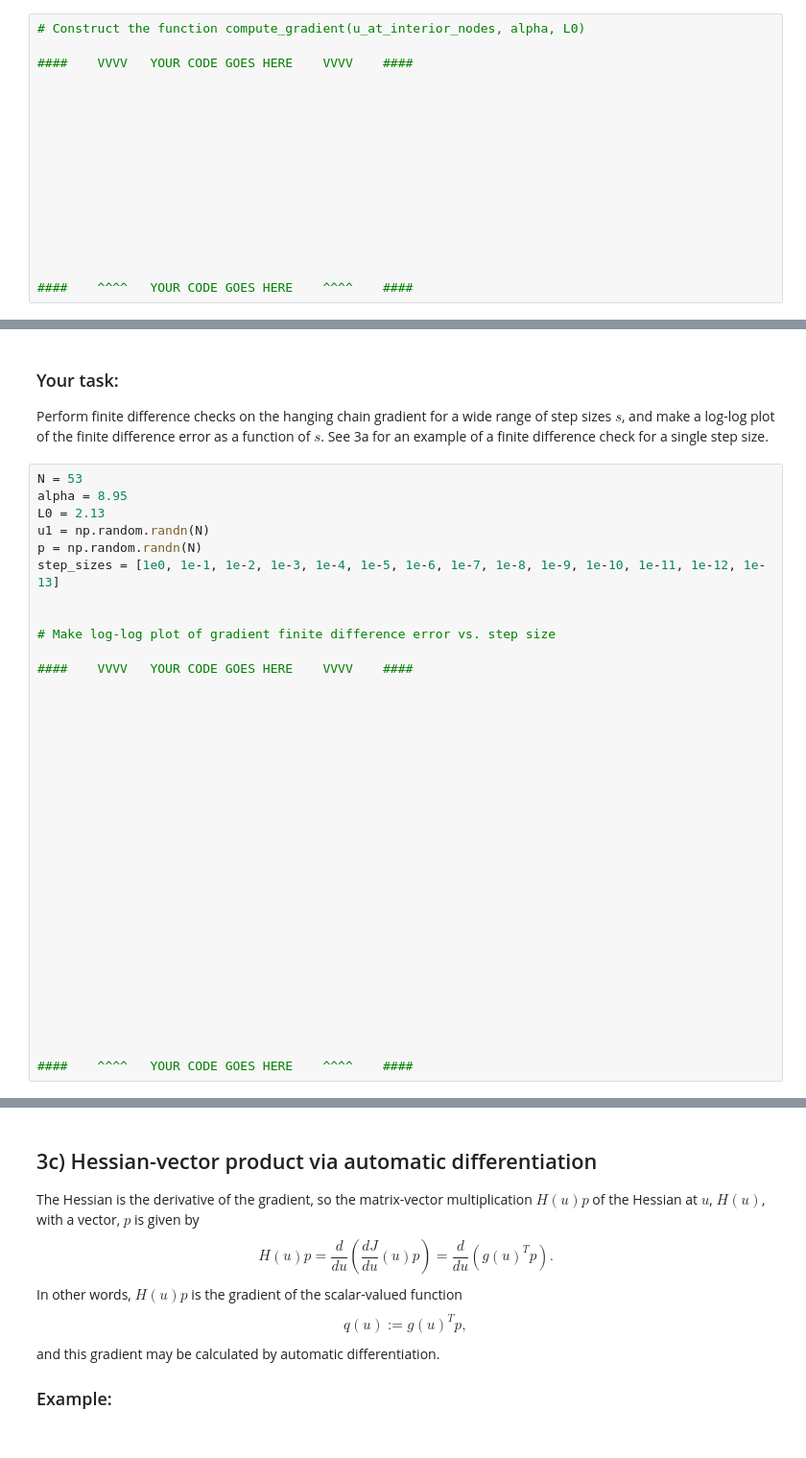
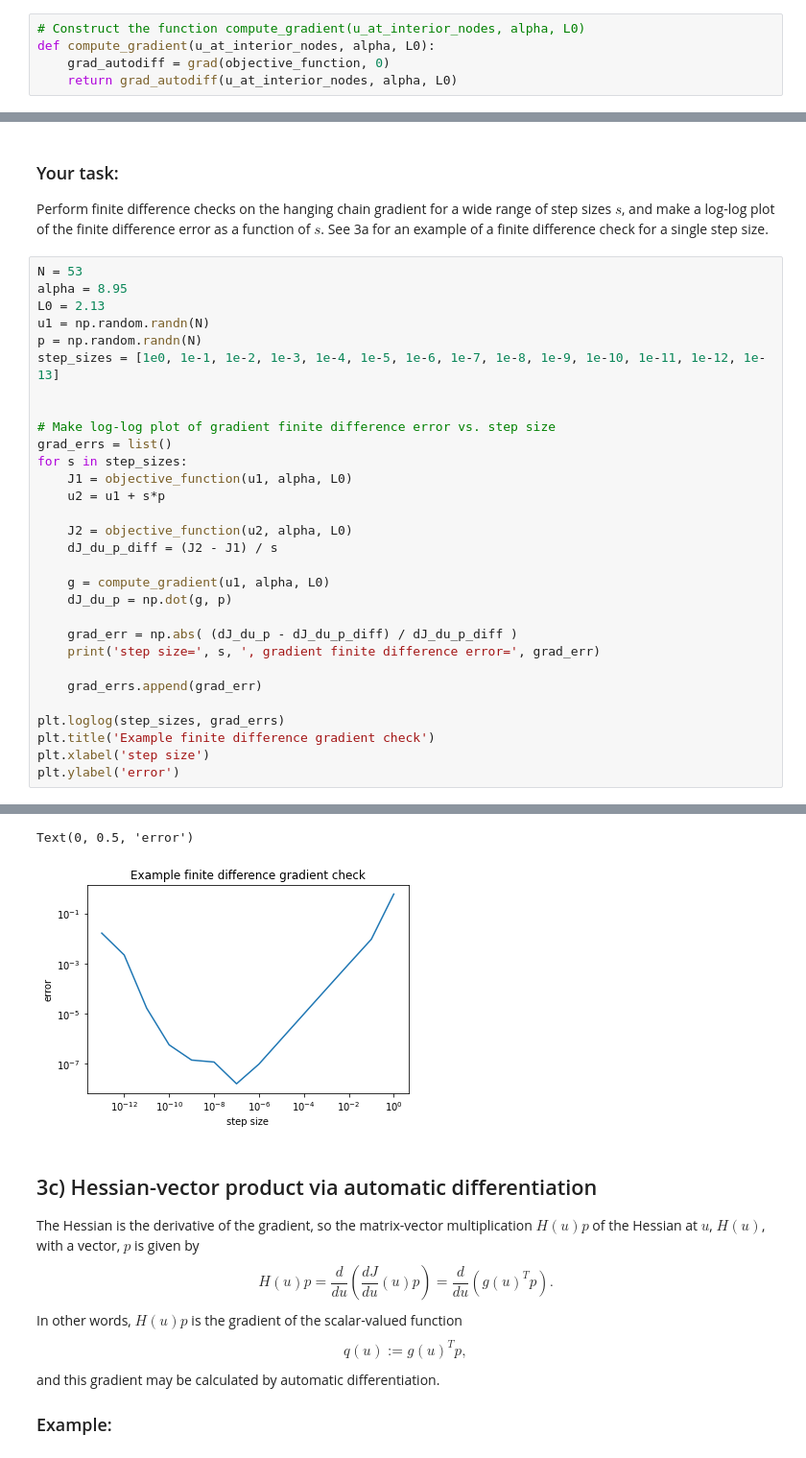
Before and after one commit to mashadab/Computational-and-Variational-Methods-for-Inverse-Problems, a Jupyter notebook: HW2-optimization/catenary.ipynb, the cells around one changed output, grey strips where cells are left out. Shown: that part at 96% size. Drawn from its saved outputs; the diff is of its cells as text.

```diff
--- a/HW2-optimization/catenary.ipynb
+++ b/HW2-optimization/catenary.ipynb
@@ -235,21 +226,9 @@ Use automatic differentiation to create a function named "compute\_gradient" tha
 The code is a one-liner
 # %%
 # Construct the function compute_gradient(u_at_interior_nodes, alpha, L0)
-
-####    VVVV   YOUR CODE GOES HERE    VVVV    ####
-
-
-
-
-
-
-
-
-
-
-
-
-####    ^^^^   YOUR CODE GOES HERE    ^^^^    ####
+def compute_gradient(u_at_interior_nodes, alpha, L0):
+    grad_autodiff = grad(objective_function, 0)
+    return grad_autodiff(u_at_interior_nodes, alpha, L0)
 # %% [markdown]
 ### Finite difference check:
 On one hand, the directional derivative of $J$ in direction $p$ may be computed from the gradient at $u$, $g(u)$, as follows:
@@ -330,28 +328,24 @@ step_sizes = [1e0, 1e-1, 1e-2, 1e-3, 1e-4, 1e-5, 1e-6, 1e-7, 1e-8, 1e-9, 1e-10,
 
 
 # Make log-log plot of gradient finite difference error vs. step size
+grad_errs = list()
+for s in step_sizes:
+    J1 = objective_function(u1, alpha, L0)
+    u2 = u1 + s*p
 
-####    VVVV   YOUR CODE GOES HERE    VVVV    ####
+    J2 = objective_function(u2, alpha, L0)
+    dJ_du_p_diff = (J2 - J1) / s
 
+    g = compute_gradient(u1, alpha, L0)
+    dJ_du_p = np.dot(g, p)
 
+    grad_err = np.abs( (dJ_du_p - dJ_du_p_diff) / dJ_du_p_diff )
+    print('step size=', s, ', gradient finite difference error=', grad_err)
 
+    grad_errs.append(grad_err)
 
-
-
-
-
-
-
-
-
-
-
-
-
-
-
-
-
-
-
-####    ^^^^   YOUR CODE GOES HERE    ^^^^    ####
+plt.loglog(step_sizes, grad_errs)
+plt.title('Example finite difference gradient check')
+plt.xlabel('step size')
+plt.ylabel('error')
+# %% [output]
@@ -358,3 +366,5 @@ step_sizes = [1e0, 1e-1, 1e-2, 1e-3, 1e-4, 1e-5, 1e-6, 1e-7, 1e-8, 1e-9, 1e-10,
+Text(0, 0.5, 'error')
+[figure, added]
 # %% [markdown]
 ## 3c) Hessian-vector product via automatic differentiation
 
```
Also changed, not shown: parts of 6 cells of this notebook.
